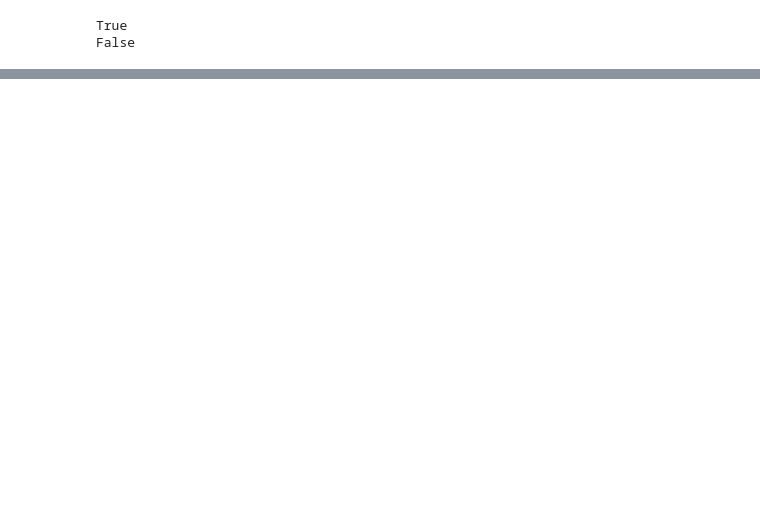
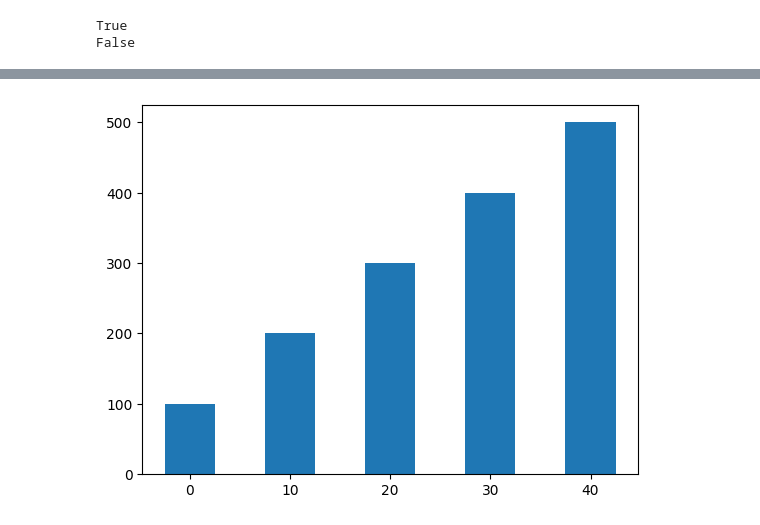
Before and after one commit to hamdanabdellatef/python, a Jupyter notebook: Module_6__Lists,_Tuples,__and_Strings.ipynb, the cells around one changed output, grey strips where cells are left out. Saved outputs shown, nothing was run; the diff lists cells and outputs as text; code cells hidden in the pictures; blank space fills up the shorter version.

```diff
--- a/Module_6__Lists,_Tuples,__and_Strings.ipynb
+++ b/Module_6__Lists,_Tuples,__and_Strings.ipynb
@@ -700,0 +760,6 @@ plt.show()
+# %%
+bar_width = 5
+plt.bar(centered, heights, bar_width)
+plt.show()
+# %% [output]
+[figure, added]
```
Also changed, not shown: parts of 268 cells of this notebook.
